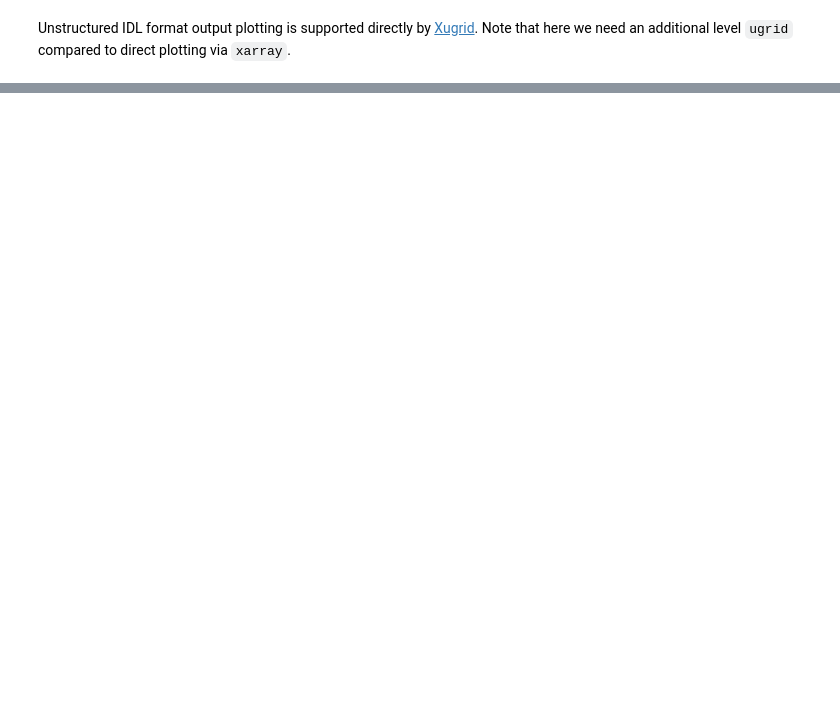
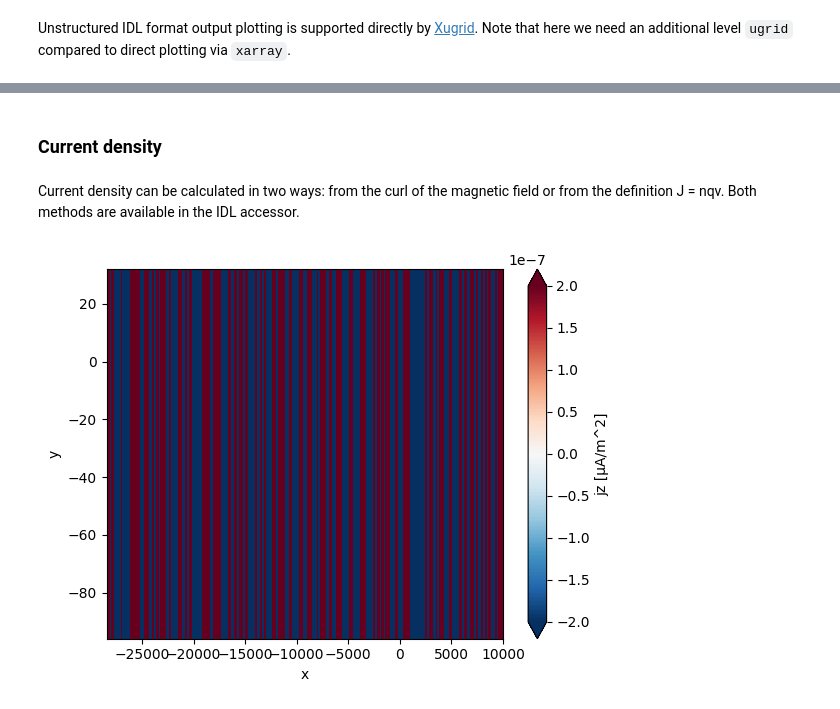
Before and after one commit to henry2004y/flekspy, a Jupyter notebook: docs/idl_data.ipynb, the cells around one changed output, grey strips where cells are left out. Drawn from its saved outputs; the diff is of its cells as text; code cells hidden in the pictures; blank space fills up the shorter version.

```diff
--- a/docs/idl_data.ipynb
+++ b/docs/idl_data.ipynb
@@ -99,0 +223,10 @@ plt.show()
+# %% [markdown]
+### Current density
+# %% [markdown]
+Current density can be calculated in two ways: from the curl of the magnetic field or from the definition J = nqv. Both methods are available in the IDL accessor.
+# %%
+current_curl = ds.idl.get_current_density()
+current_curl['jz'].plot.pcolormesh(x='x', y='y', cmap='RdBu_r', vmax=2e-7)
+plt.show()
+# %% [output]
+[figure, added]
```
Also changed, not shown: parts of 15 cells of this notebook.
